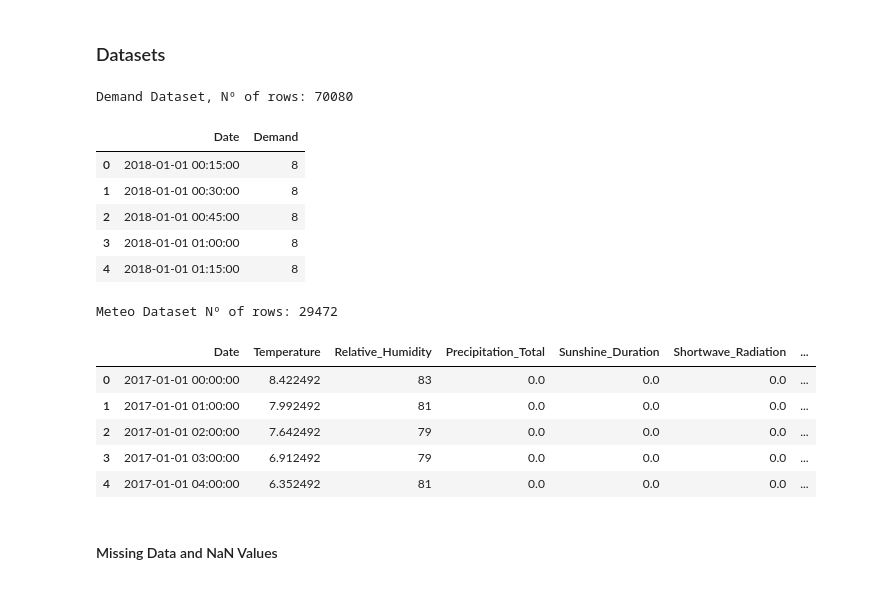
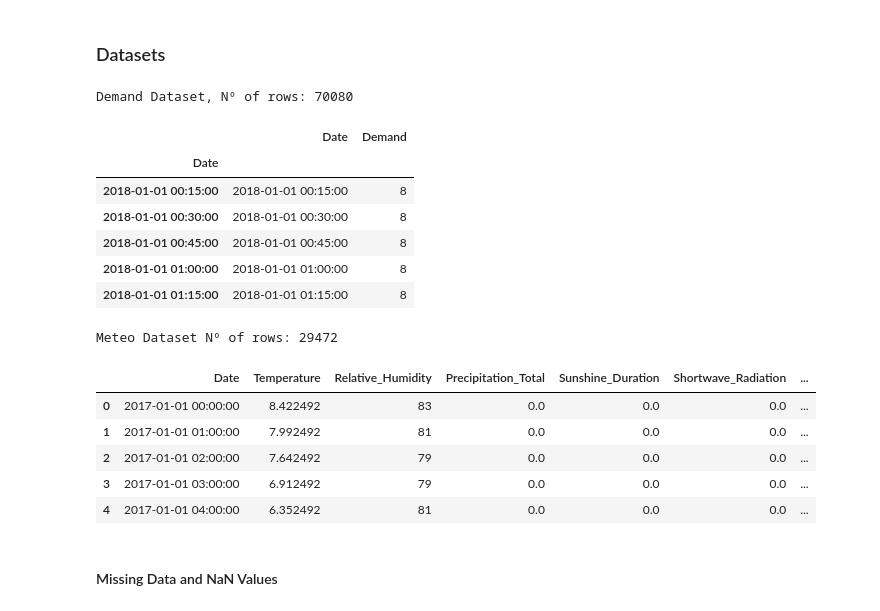
Before and after one commit to AFernandezBenages/WP4, a Jupyter notebook: code/datasets_preprocessing.ipynb, the cells around one changed output. Saved outputs shown, nothing was run; the diff lists cells and outputs as text; code cells hidden in the pictures.

```diff
--- a/code/datasets_preprocessing.ipynb
+++ b/code/datasets_preprocessing.ipynb
@@ -33,25 +33,28 @@ parameters = {
 # %%
 #Electricity Demand Dataset
 demand_df = pd.read_excel(parameters["paths"]["demand"], sheet_name="Demanda")
 demand_df["Date"] = pd.to_datetime(demand_df["Date"])
 demand_df = demand_df.rename(columns={'Demanda': 'Demand'})
+demand_df.index = pd.DatetimeIndex(demand_df["Date"])
+demand_df = demand_df.sort_index()
 print(f"Demand Dataset, Nº of rows: {demand_df.shape[0]}")
 display(demand_df.head(5))
 
 #Meteorological Information Dataset
 meteo_df = pd.read_csv(parameters["paths"]["meteo"])
 meteo_df = meteo_df.rename(columns={'date': 'Date', "Temperatura": "Temperature"})
 meteo_df["Date"] = pd.to_datetime(meteo_df["Date"], format='%m/%d/%y %H:%M')
 print(f"Meteo Dataset Nº of rows: {meteo_df.shape[0]}")
 display(meteo_df.head(5))
 # %% [output]
 Demand Dataset, Nº of rows: 70080
 |  | Date | Demand |
-| 0 | 2018-01-01 00:15:00 | 8 |
-| 1 | 2018-01-01 00:30:00 | 8 |
-| 2 | 2018-01-01 00:45:00 | 8 |
-| 3 | 2018-01-01 01:00:00 | 8 |
-| 4 | 2018-01-01 01:15:00 | 8 |
+| Date |  |  |
+| 2018-01-01 00:15:00 | 2018-01-01 00:15:00 | 8 |
+| 2018-01-01 00:30:00 | 2018-01-01 00:30:00 | 8 |
+| 2018-01-01 00:45:00 | 2018-01-01 00:45:00 | 8 |
+| 2018-01-01 01:00:00 | 2018-01-01 01:00:00 | 8 |
+| 2018-01-01 01:15:00 | 2018-01-01 01:15:00 | 8 |
 Meteo Dataset Nº of rows: 29472
 |  | Date | Temperature | Relative_Humidity | Precipitation_Total | Sunshine_Duration | Shortwave_Radiation | ... |
 | 0 | 2017-01-01 00:00:00 | 8.422492 | 83 | 0.0 | 0.0 | 0.0 | ... |
```
Also changed, not shown: parts of 18 cells of this notebook, 5 other files.
